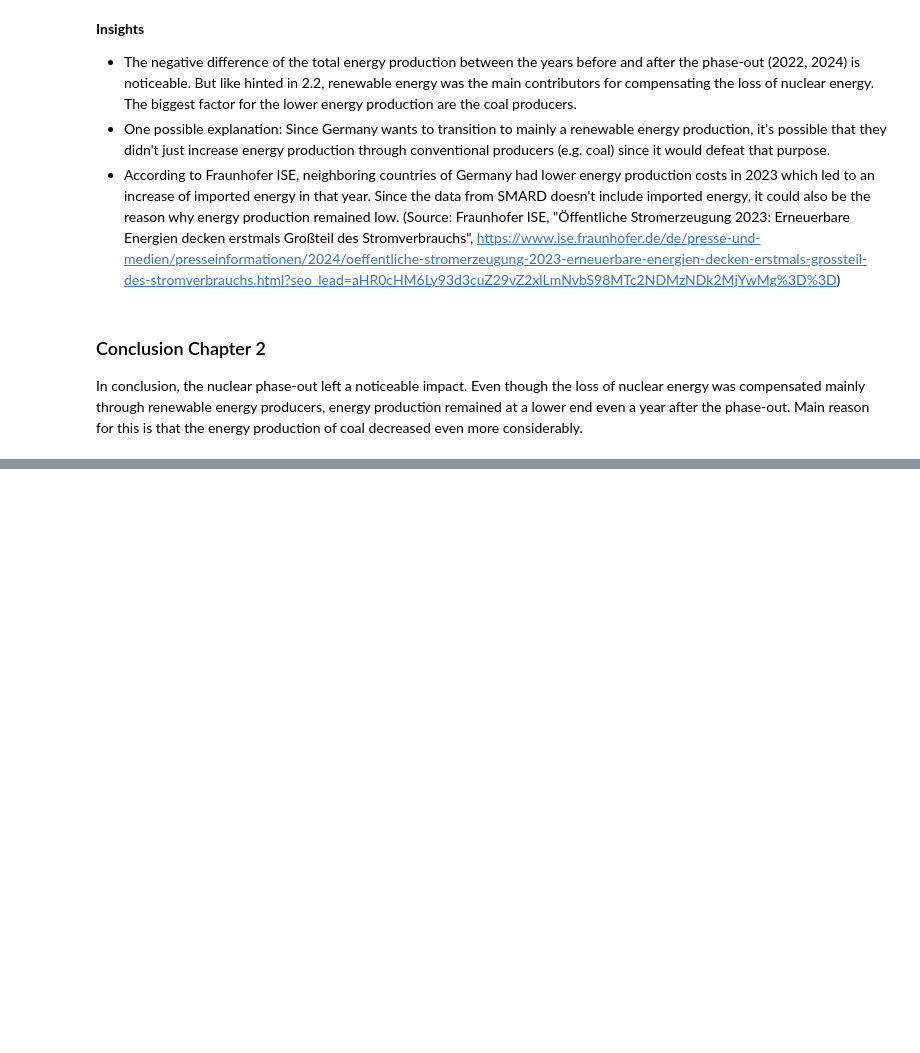
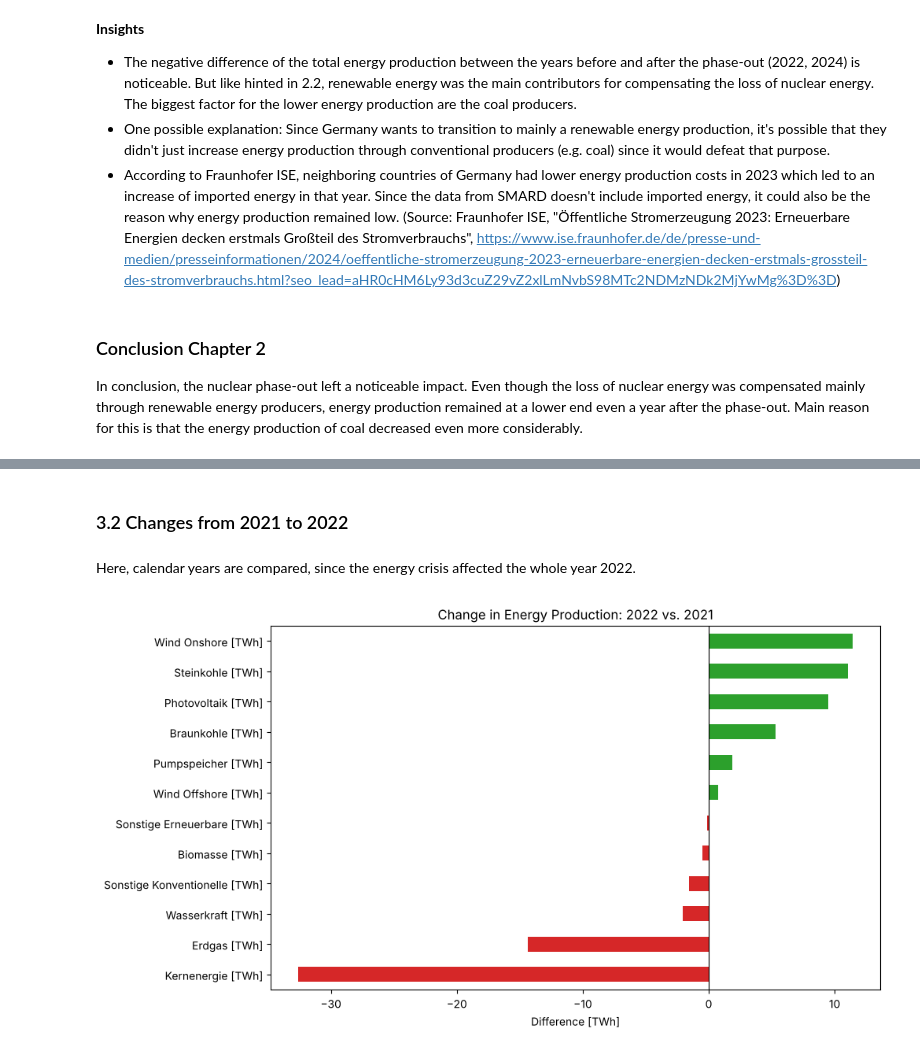
Before and after one commit to Yoem29/Energy-Development-Germany, a Jupyter notebook: notebooks/Analysis.ipynb, the cells around one changed output, grey strips where cells are left out. Drawn from its saved outputs; the diff is of its cells as text; code cells hidden in the pictures; blank space fills up the shorter version.

```diff
--- a/notebooks/Analysis.ipynb
+++ b/notebooks/Analysis.ipynb
@@ -242,0 +275,15 @@ In conclusion, the nuclear phase-out left a noticeable impact. Even though the l
+# %% [markdown]
+### 3.2 Changes from 2021 to 2022
+# %% [markdown]
+Here, calendar years are compared, since the energy crisis affected the whole year 2022.
+# %%
+df_change_2022 = (df_yearly_twh.loc[2022, twh_columns] - df_yearly_twh.loc[2021, twh_columns]).sort_values()
+
+colors = ["tab:red" if diff < 0 else "tab:green" for diff in df_change_2022]
+
+ax = df_change_2022.plot(kind="barh", figsize=(10, 6), color=colors, title="Change in Energy Production: 2022 vs. 2021")
+ax.axvline(0, color="black", linewidth=0.8)
+ax.set_xlabel("Difference [TWh]")
+plt.show()
+# %% [output]
+[figure, added]
```
Also changed, not shown: parts of 17 cells of this notebook.
